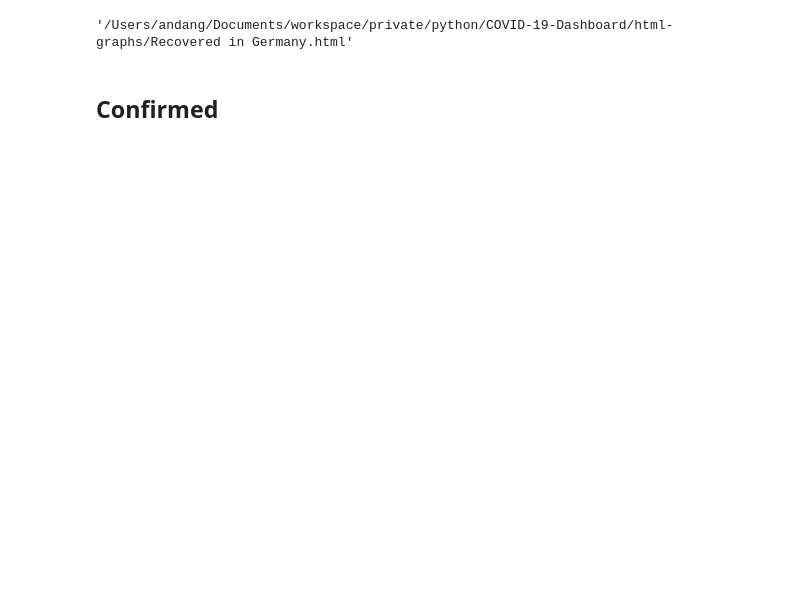
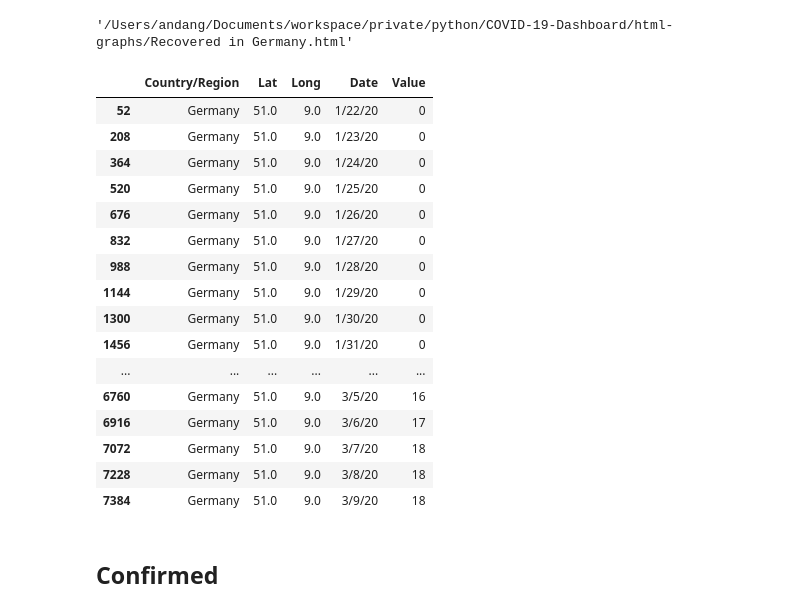
Before and after one commit to An-Dang/COVID-19-Dashboard, a Jupyter notebook: notebook/COVID-19-graphs.ipynb, the cells around one changed output. Drawn from its saved outputs; the diff is of its cells as text; code cells hidden in the pictures; blank space fills up the shorter version.

Commit message:
Sort Values by Date
.sort_values('Date')

```diff
--- a/notebook/COVID-19-graphs.ipynb
+++ b/notebook/COVID-19-graphs.ipynb
@@ -154,6 +154,28 @@ plot(fig, filename=PLOT_PATH + 'Recovered in Germany.html', auto_open=False)
 # %% [output]
 [interactive output not drawn]
 '/Users/andang/Documents/workspace/private/python/COVID-19-Dashboard/html-graphs/Recovered in Germany.html'
+# %%
+recov_country = transformed_covid_recov[transformed_covid_recov['Country/Region'] == 'Germany']
+# %%
+recov_country.sort_values('Date')
+# %% [output]
+|  | Country/Region | Lat | Long | Date | Value |
+| 52 | Germany | 51.0 | 9.0 | 1/22/20 | 0 |
+| 208 | Germany | 51.0 | 9.0 | 1/23/20 | 0 |
+| 364 | Germany | 51.0 | 9.0 | 1/24/20 | 0 |
+| 520 | Germany | 51.0 | 9.0 | 1/25/20 | 0 |
+| 676 | Germany | 51.0 | 9.0 | 1/26/20 | 0 |
+| 832 | Germany | 51.0 | 9.0 | 1/27/20 | 0 |
+| 988 | Germany | 51.0 | 9.0 | 1/28/20 | 0 |
+| 1144 | Germany | 51.0 | 9.0 | 1/29/20 | 0 |
+| 1300 | Germany | 51.0 | 9.0 | 1/30/20 | 0 |
+| 1456 | Germany | 51.0 | 9.0 | 1/31/20 | 0 |
+| ... | ... | ... | ... | ... | ... |
+| 6760 | Germany | 51.0 | 9.0 | 3/5/20 | 16 |
+| 6916 | Germany | 51.0 | 9.0 | 3/6/20 | 17 |
+| 7072 | Germany | 51.0 | 9.0 | 3/7/20 | 18 |
+| 7228 | Germany | 51.0 | 9.0 | 3/8/20 | 18 |
+| 7384 | Germany | 51.0 | 9.0 | 3/9/20 | 18 |
 # %% [markdown]
 ## Confirmed
 # %%
```
Also changed, not shown: parts of 2 cells of this notebook, 3 other files.
